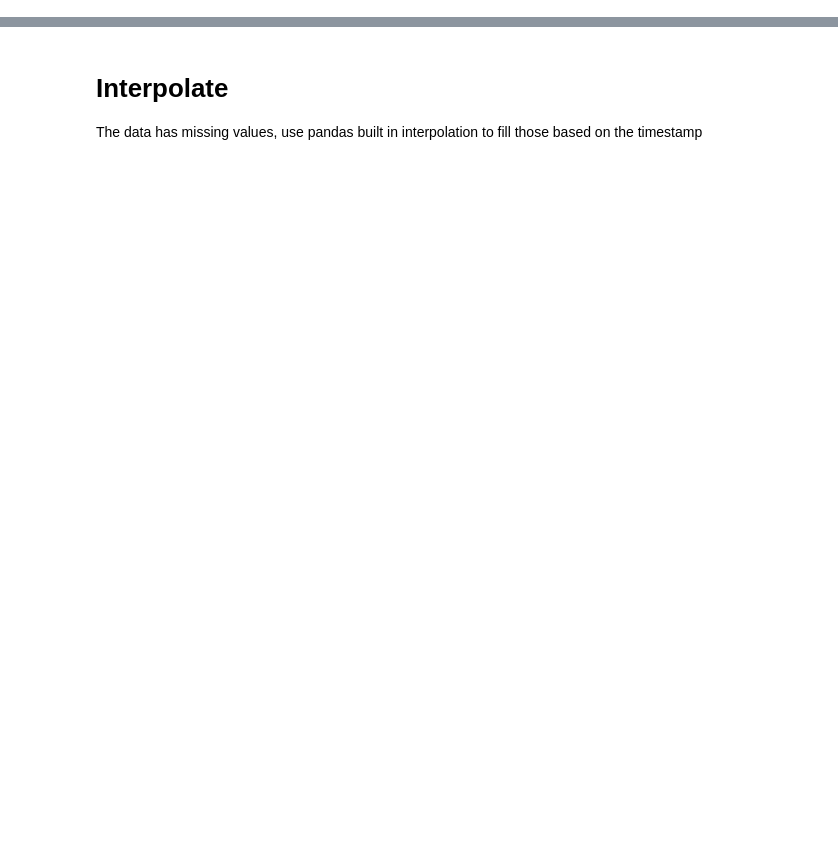
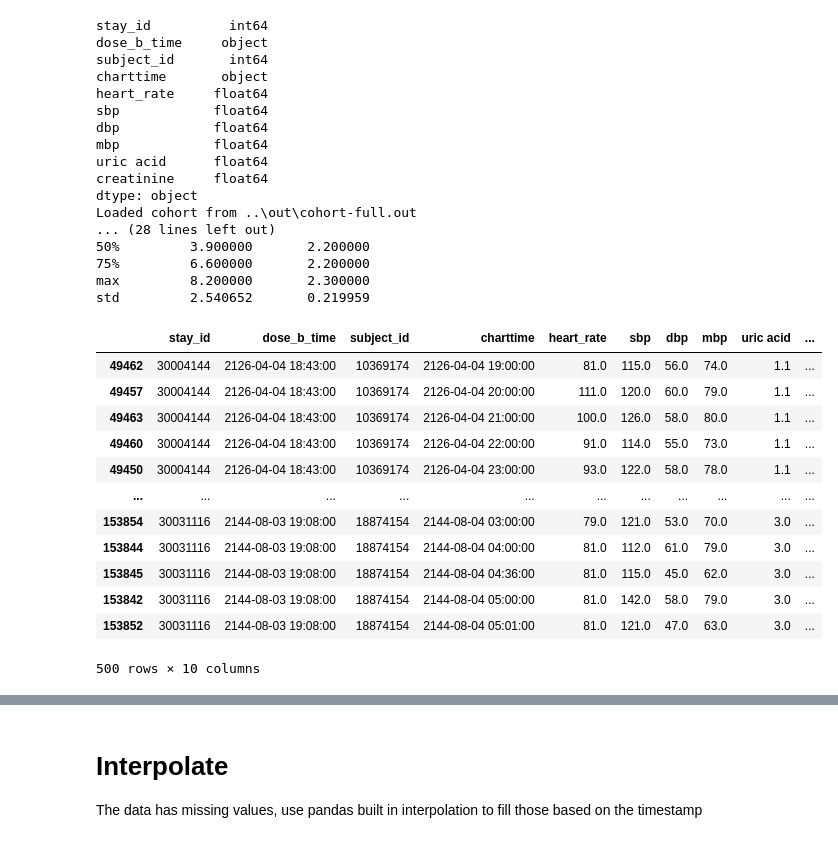
Before and after one commit to stevelan/UniMLHealth-GroupProject, a Jupyter notebook: notebooks/03-ml-training.ipynb, the cells around one changed output, grey strips where cells are left out. Saved outputs shown, nothing was run; the diff lists cells and outputs as text; code cells hidden in the pictures; blank space fills up the shorter version.

```diff
--- a/notebooks/03-ml-training.ipynb
+++ b/notebooks/03-ml-training.ipynb
@@ -5,34 +5,70 @@ import tensorflow as tf
 from matplotlib import pyplot as plt
 from tensorflow import keras
 
 import root_config as rc
 import pandas as pd
 from detectdd.serializer import Serializer
 
 from sklearn.model_selection import train_test_split
 
 rc.configure()
 
-vitals_data_df = pd.read_csv(config.out_dir / 'vitals_data-abc-before-and-after.csv')
+# need to match the data array to the features in the file
+#data_arrays = ["heart_rate", "sbp", "dbp", "mbp"]
+# vitals_data_df = pd.read_csv(config.out_dir / 'vitals_data-abc-before-and-after.csv')
+
+data_arrays = ["heart_rate", "sbp", "dbp", "mbp", "uric acid", "creatinine"]
+vitals_data_df = pd.read_csv('vitals_kidney_data.csv')
 print(vitals_data_df.dtypes)
 
 vitals_data_df["charttime"] = vitals_data_df["charttime"].astype("datetime64[s]")
 vitals_data_df["dose_b_time"] = vitals_data_df["dose_b_time"].astype("datetime64[s]")
 
 vitals_data_df = vitals_data_df.sort_values(by=["stay_id", "dose_b_time", "charttime"])
 
 try:
     serializer = Serializer()
     cohort_with_icd = serializer.read_cohort()  # need to run 01-cohort.ipynb to produce the cohort
     print(len(cohort_with_icd))
     cohort_without_icd = serializer.read_cohort_with_no_icd()
     print(len(cohort_without_icd))
     cohort = pd.concat([cohort_with_icd, cohort_without_icd])
 except FileNotFoundError:
     raise Exception("Need to run [01-cohort.ipynb] at least once to create the cohort file in the /out directory")
 
 print(vitals_data_df.describe())
 vitals_data_df.head(500)
+# %% [output]
+stay_id          int64
+dose_b_time     object
+subject_id       int64
+charttime       object
+heart_rate     float64
+sbp            float64
+dbp            float64
+mbp            float64
+uric acid      float64
+creatinine     float64
+dtype: object
+Loaded cohort from ..\out\cohort-full.out
+... (28 lines left out)
+50%         3.900000       2.200000
+75%         6.600000       2.200000
+max         8.200000       2.300000
+std         2.540652       0.219959
+|  | stay_id | dose_b_time | subject_id | charttime | heart_rate | sbp | dbp | mbp | uric acid | ... |
+| 49462 | 30004144 | 2126-04-04 18:43:00 | 10369174 | 2126-04-04 19:00:00 | 81.0 | 115.0 | 56.0 | 74.0 | 1.1 | ... |
+| 49457 | 30004144 | 2126-04-04 18:43:00 | 10369174 | 2126-04-04 20:00:00 | 111.0 | 120.0 | 60.0 | 79.0 | 1.1 | ... |
+| 49463 | 30004144 | 2126-04-04 18:43:00 | 10369174 | 2126-04-04 21:00:00 | 100.0 | 126.0 | 58.0 | 80.0 | 1.1 | ... |
+| 49460 | 30004144 | 2126-04-04 18:43:00 | 10369174 | 2126-04-04 22:00:00 | 91.0 | 114.0 | 55.0 | 73.0 | 1.1 | ... |
+| 49450 | 30004144 | 2126-04-04 18:43:00 | 10369174 | 2126-04-04 23:00:00 | 93.0 | 122.0 | 58.0 | 78.0 | 1.1 | ... |
+| ... | ... | ... | ... | ... | ... | ... | ... | ... | ... | ... |
+| 153854 | 30031116 | 2144-08-03 19:08:00 | 18874154 | 2144-08-04 03:00:00 | 79.0 | 121.0 | 53.0 | 70.0 | 3.0 | ... |
+| 153844 | 30031116 | 2144-08-03 19:08:00 | 18874154 | 2144-08-04 04:00:00 | 81.0 | 112.0 | 61.0 | 79.0 | 3.0 | ... |
+| 153845 | 30031116 | 2144-08-03 19:08:00 | 18874154 | 2144-08-04 04:36:00 | 81.0 | 115.0 | 45.0 | 62.0 | 3.0 | ... |
+| 153842 | 30031116 | 2144-08-03 19:08:00 | 18874154 | 2144-08-04 05:00:00 | 81.0 | 142.0 | 58.0 | 79.0 | 3.0 | ... |
+| 153852 | 30031116 | 2144-08-03 19:08:00 | 18874154 | 2144-08-04 05:01:00 | 81.0 | 121.0 | 47.0 | 63.0 | 3.0 | ... |
+500 rows × 10 columns
 # %%
 # join with icd code info to create has_icd
 
```
Also changed, not shown: parts of 19 cells of this notebook.
